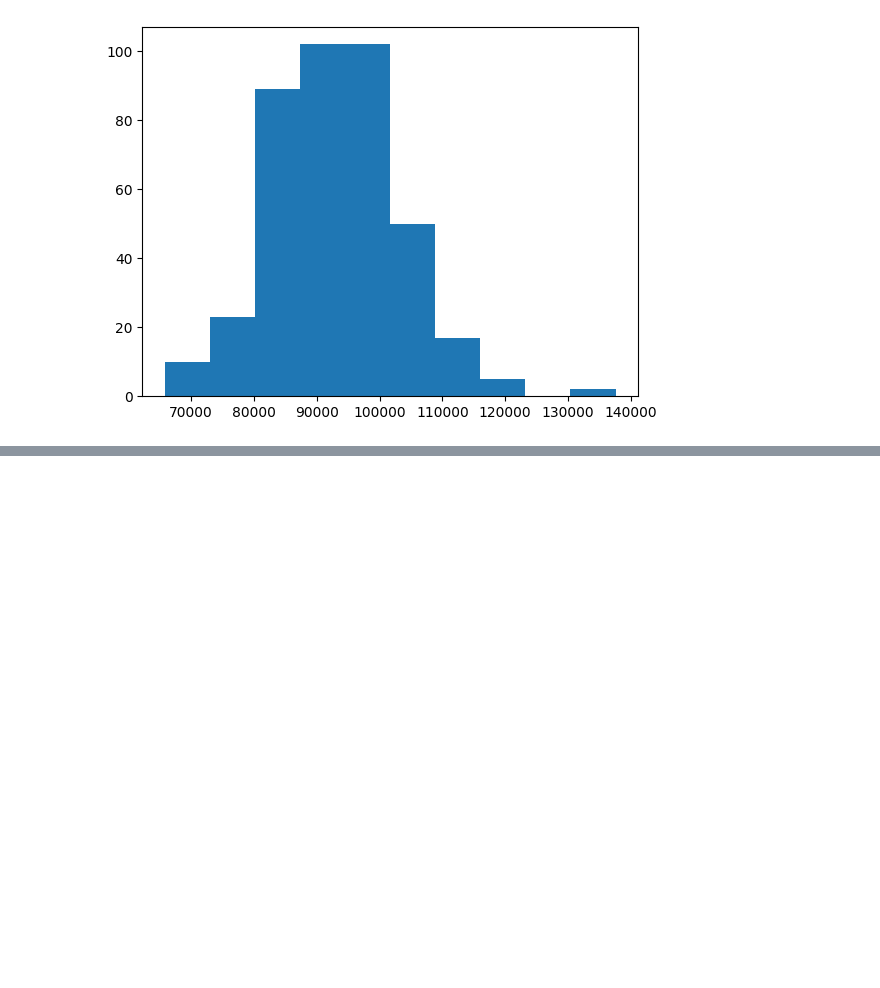
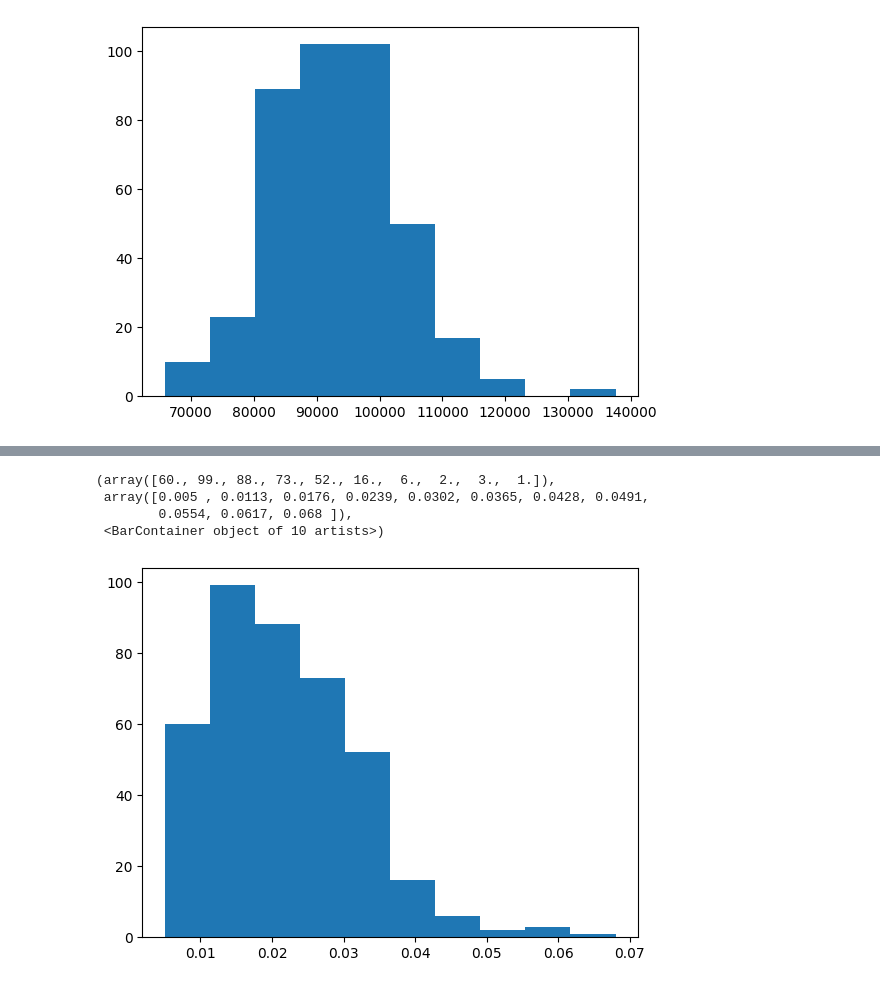
Before and after one commit to peemlerd/thai-election66, a Jupyter notebook: data_check.ipynb, the cells around one changed output, grey strips where cells are left out. Cells and saved outputs as stored; diff of their text form; code cells hidden in the pictures; blank space fills up the shorter version.

```diff
--- a/data_check.ipynb
+++ b/data_check.ipynb
@@ -202,0 +150,16 @@ cand9_df
+# %%
+# Calculate the ratio of invalid ballot and no-votes
+err_ratio = [np.round(result_overall.loc[index]["Candidate_Err"]/sum(result_overall.loc[index]),3)
+             for index in result_overall.index.tolist()]
+no_vote_ratio = [np.round(result_overall.loc[index]["Candidate_NoVote"]/sum(result_overall.loc[index]),3)
+                 for index in result_overall.index.tolist()]
+result_overall["err_ratio"] = err_ratio
+result_overall["no_vote_ratio"] = no_vote_ratio
+# %%
+plt.hist(result_overall["no_vote_ratio"])
+# %% [output]
+(array([60., 99., 88., 73., 52., 16.,  6.,  2.,  3.,  1.]),
+ array([0.005 , 0.0113, 0.0176, 0.0239, 0.0302, 0.0365, 0.0428, 0.0491,
+        0.0554, 0.0617, 0.068 ]),
+ <BarContainer object of 10 artists>)
+[figure, added]
```
Also changed, not shown: parts of 14 cells of this notebook.
